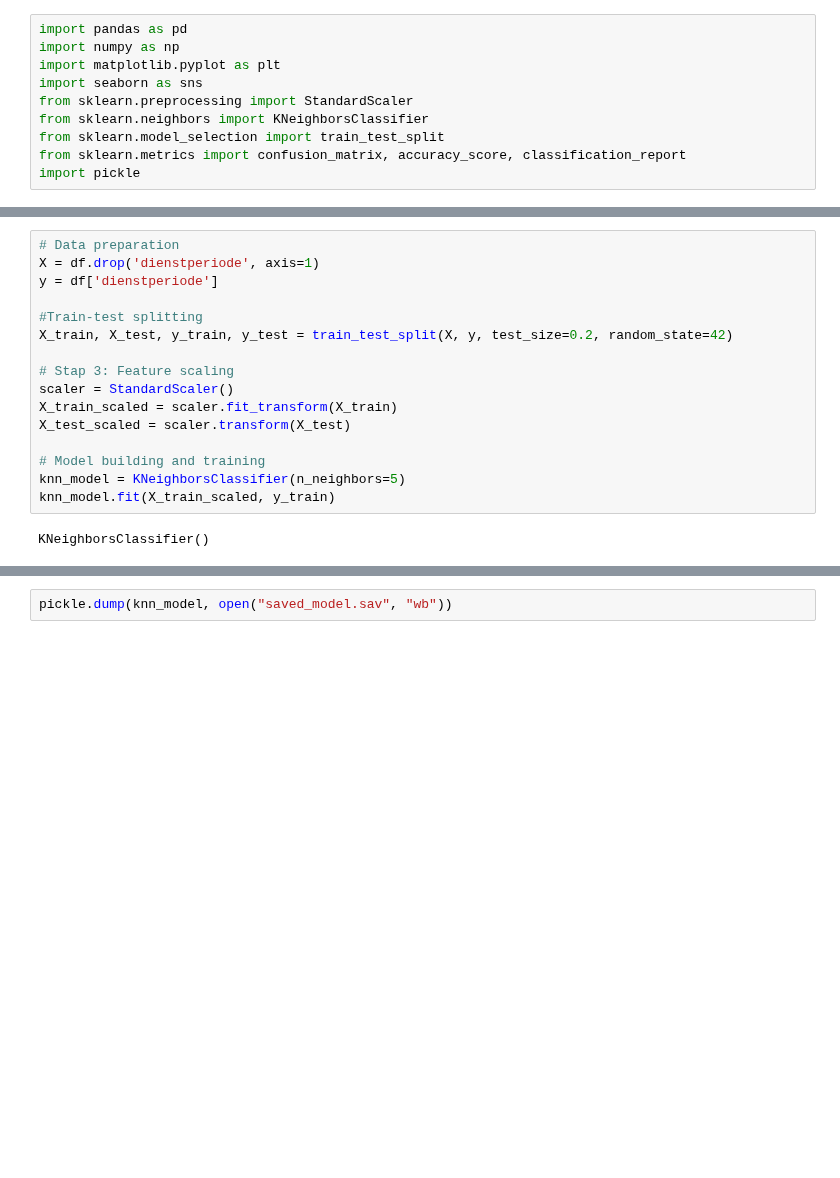
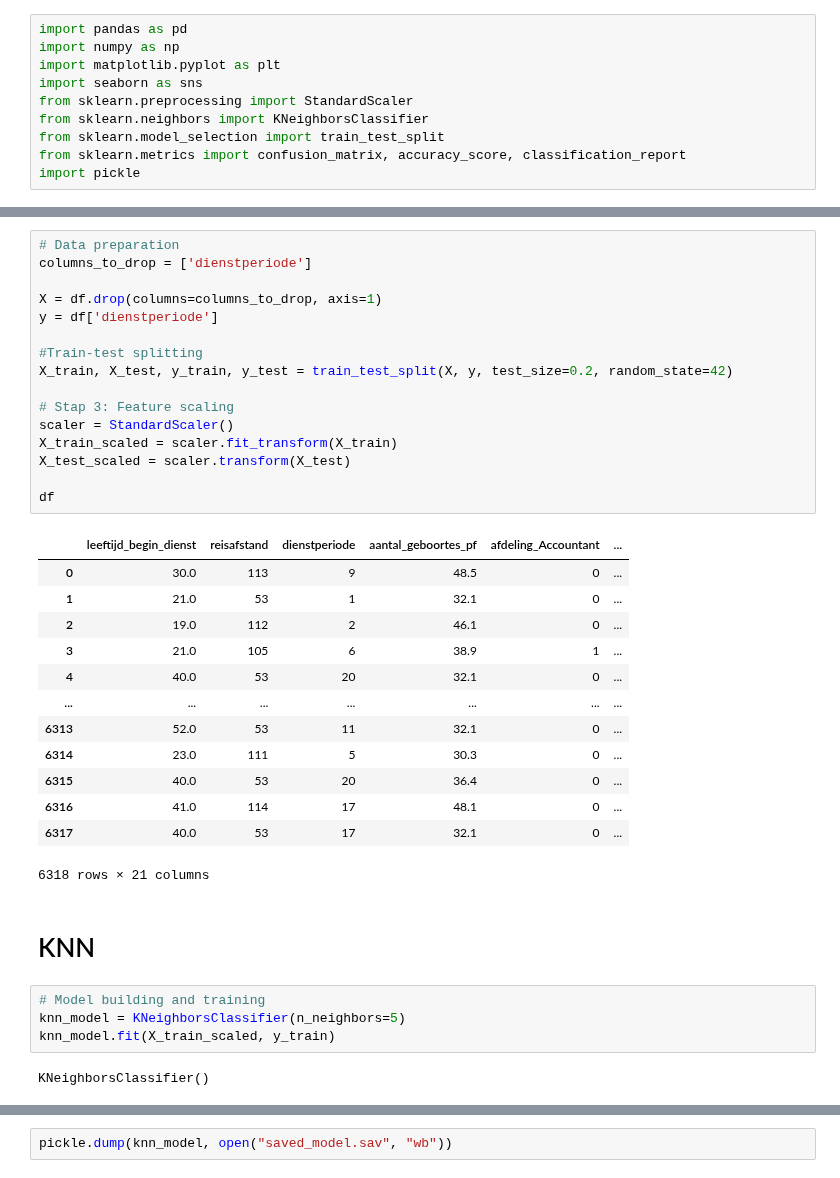
Before and after one commit to theflyingpigeon/I4talent_project, a Jupyter notebook: 3_Model_Development.ipynb, the cells around one changed output, grey strips where cells are left out. Drawn from its saved outputs; the diff is of its cells as text; blank space fills up the shorter version.

```diff
--- a/3_Model_Development.ipynb
+++ b/3_Model_Development.ipynb
@@ -14,21 +53,41 @@ df: pd.DataFrame = pd.read_csv('Datasets/trainingdata.csv')
 # %%
 # Data preparation
-X = df.drop('dienstperiode', axis=1)
+columns_to_drop = ['dienstperiode']
+
+X = df.drop(columns=columns_to_drop, axis=1)
 y = df['dienstperiode']
 
 #Train-test splitting
 X_train, X_test, y_train, y_test = train_test_split(X, y, test_size=0.2, random_state=42)
 
 # Stap 3: Feature scaling
 scaler = StandardScaler()
 X_train_scaled = scaler.fit_transform(X_train)
 X_test_scaled = scaler.transform(X_test)
 
-# Model building and training
-knn_model = KNeighborsClassifier(n_neighbors=5)
-knn_model.fit(X_train_scaled, y_train)
+df
 # %% [output]
+|  | leeftijd_begin_dienst | reisafstand | dienstperiode | aantal_geboortes_pf | afdeling_Accountant | ... |
+| 0 | 30.0 | 113 | 9 | 48.5 | 0 | ... |
+| 1 | 21.0 | 53 | 1 | 32.1 | 0 | ... |
+| 2 | 19.0 | 112 | 2 | 46.1 | 0 | ... |
+| 3 | 21.0 | 105 | 6 | 38.9 | 1 | ... |
+| 4 | 40.0 | 53 | 20 | 32.1 | 0 | ... |
+| ... | ... | ... | ... | ... | ... | ... |
+| 6313 | 52.0 | 53 | 11 | 32.1 | 0 | ... |
+| 6314 | 23.0 | 111 | 5 | 30.3 | 0 | ... |
+| 6315 | 40.0 | 53 | 20 | 36.4 | 0 | ... |
+| 6316 | 41.0 | 114 | 17 | 48.1 | 0 | ... |
+| 6317 | 40.0 | 53 | 17 | 32.1 | 0 | ... |
-KNeighborsClassifier()
+6318 rows × 21 columns
+# %% [markdown]
+# KNN
+# %%
+# Model building and training
+knn_model = KNeighborsClassifier(n_neighbors=5)
+knn_model.fit(X_train_scaled, y_train)
+# %% [output]
+KNeighborsClassifier()
 # %%
 #Voorspellingen
 y_pred = knn_model.predict(X_test_scaled)
```
Also changed, not shown: parts of 13 cells of this notebook, 1 other file.
